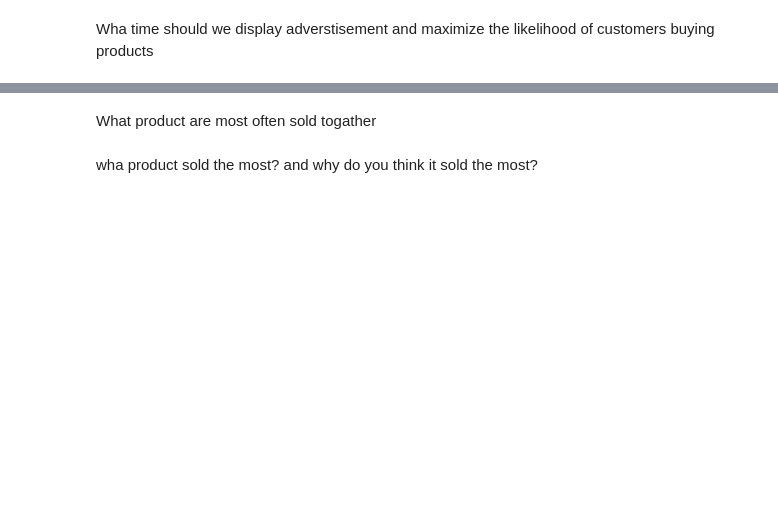
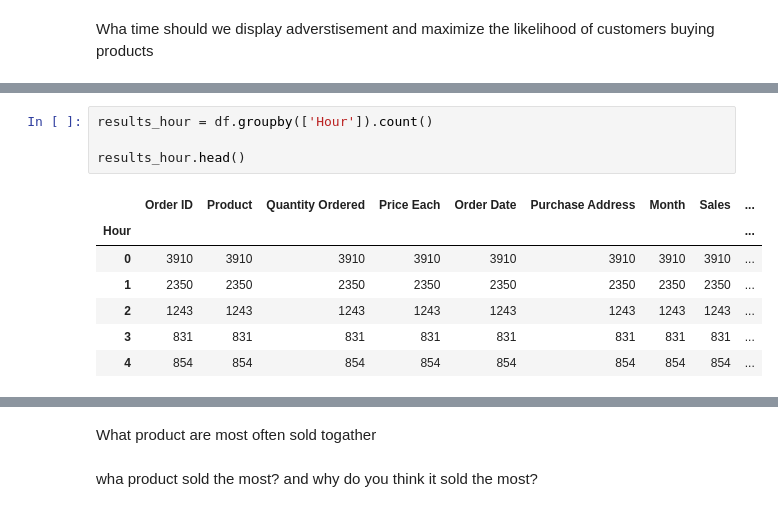
Before and after one commit to kipkosgeii/SalesData-Analysis, a Jupyter notebook: sales.ipynb, the cells around one changed output, grey strips where cells are left out. Saved outputs shown, nothing was run; the diff lists cells and outputs as text; blank space fills up the shorter version.

```diff
--- a/sales.ipynb
+++ b/sales.ipynb
@@ -145,0 +202,12 @@ Wha time should we display adverstisement and maximize the likelihood of custome
+# %%
+results_hour = df.groupby(['Hour']).count()
+
+results_hour.head()
+# %% [output]
+|  | Order ID | Product | Quantity Ordered | Price Each | Order Date | Purchase Address | Month | Sales | ... |
+| Hour |  |  |  |  |  |  |  |  | ... |
+| 0 | 3910 | 3910 | 3910 | 3910 | 3910 | 3910 | 3910 | 3910 | ... |
+| 1 | 2350 | 2350 | 2350 | 2350 | 2350 | 2350 | 2350 | 2350 | ... |
+| 2 | 1243 | 1243 | 1243 | 1243 | 1243 | 1243 | 1243 | 1243 | ... |
+| 3 | 831 | 831 | 831 | 831 | 831 | 831 | 831 | 831 | ... |
+| 4 | 854 | 854 | 854 | 854 | 854 | 854 | 854 | 854 | ... |
```
Also changed, not shown: parts of 7 cells of this notebook.
